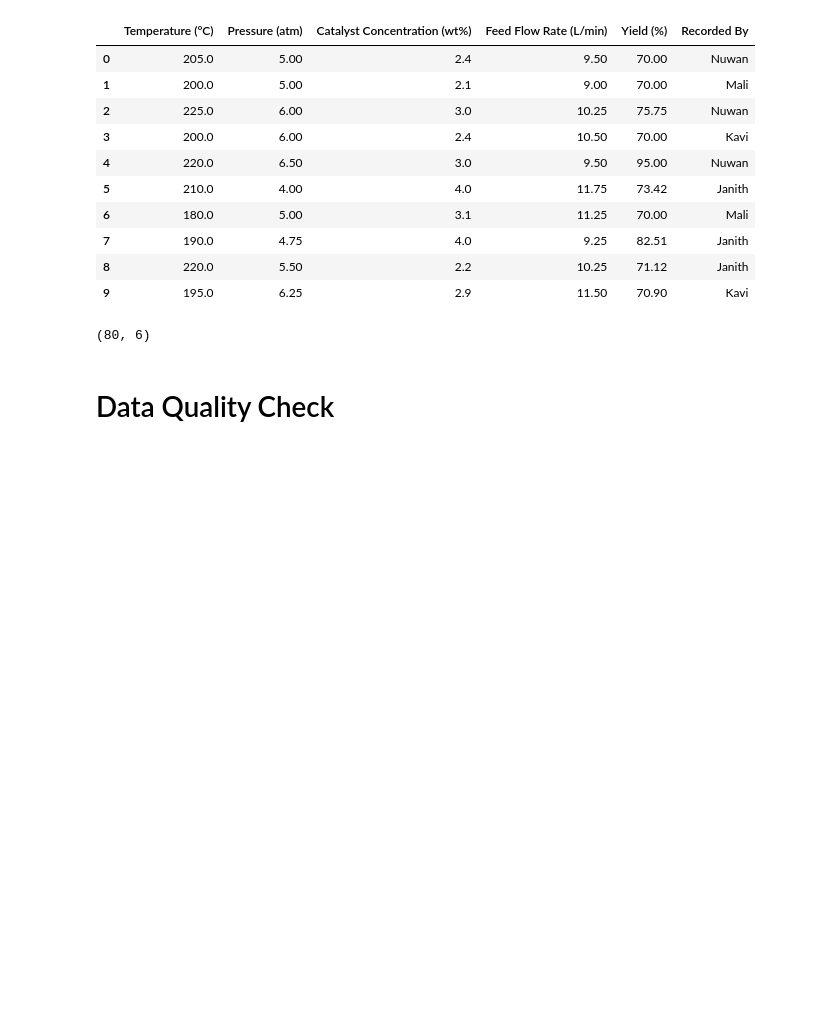
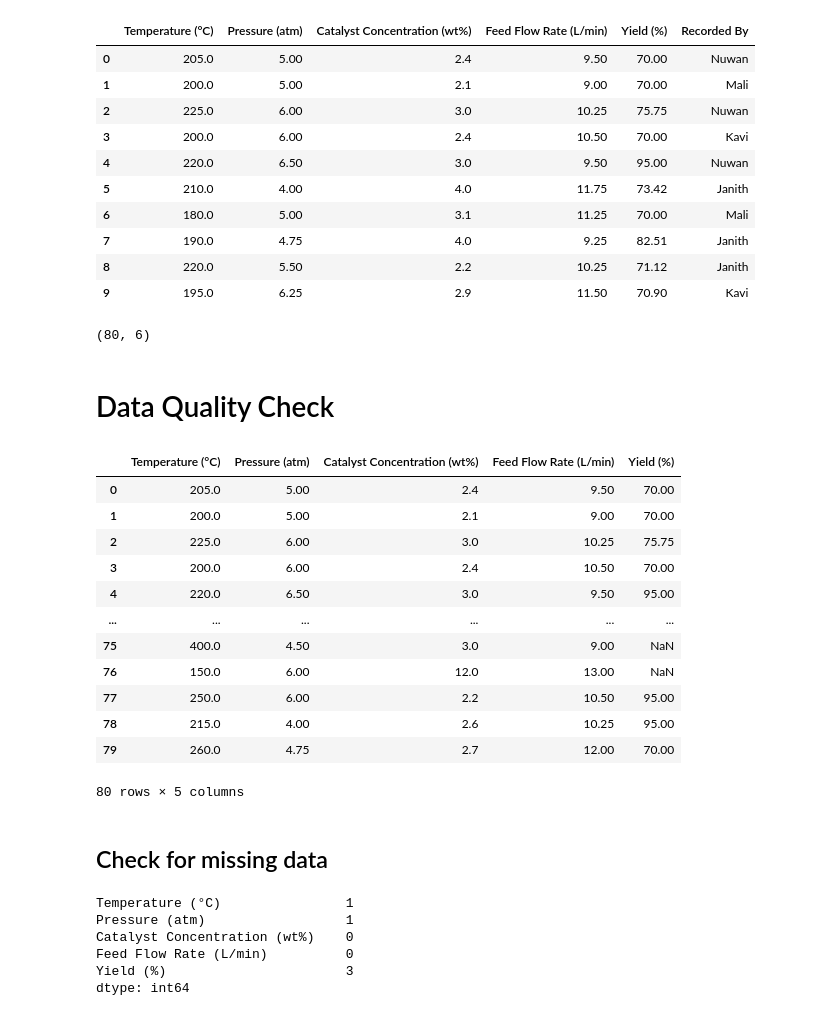
Before and after one commit to dissabnd/Applied-AI-in-Chemical-and-Process-Engineering, a Jupyter notebook: 2_MLpipeline.ipynb, the cells around one changed output. Drawn from its saved outputs; the diff is of its cells as text; code cells hidden in the pictures; blank space fills up the shorter version.

```diff
--- a/2_MLpipeline.ipynb
+++ b/2_MLpipeline.ipynb
@@ -52,3 +52,36 @@ df.shape
 (80, 6)
 # %% [markdown]
 # Data Quality Check
+# %%
+# Remove the text column as it is not important for models
+
+df=df[['Temperature (°C)',
+'Pressure (atm)', 'Catalyst Concentration (wt%)','Feed Flow Rate (L/min)',
+'Yield (%)']]
+
+df
+# %% [output]
+|  | Temperature (°C) | Pressure (atm) | Catalyst Concentration (wt%) | Feed Flow Rate (L/min) | Yield (%) |
+| 0 | 205.0 | 5.00 | 2.4 | 9.50 | 70.00 |
+| 1 | 200.0 | 5.00 | 2.1 | 9.00 | 70.00 |
+| 2 | 225.0 | 6.00 | 3.0 | 10.25 | 75.75 |
+| 3 | 200.0 | 6.00 | 2.4 | 10.50 | 70.00 |
+| 4 | 220.0 | 6.50 | 3.0 | 9.50 | 95.00 |
+| ... | ... | ... | ... | ... | ... |
+| 75 | 400.0 | 4.50 | 3.0 | 9.00 | NaN |
+| 76 | 150.0 | 6.00 | 12.0 | 13.00 | NaN |
+| 77 | 250.0 | 6.00 | 2.2 | 10.50 | 95.00 |
+| 78 | 215.0 | 4.00 | 2.6 | 10.25 | 95.00 |
+| 79 | 260.0 | 4.75 | 2.7 | 12.00 | 70.00 |
+80 rows × 5 columns
+# %% [markdown]
+## Check for missing data
+# %%
+print(df.isna().sum())
+# %% [output]
+Temperature (°C)                1
+Pressure (atm)                  1
+Catalyst Concentration (wt%)    0
+Feed Flow Rate (L/min)          0
+Yield (%)                       3
+dtype: int64
```
